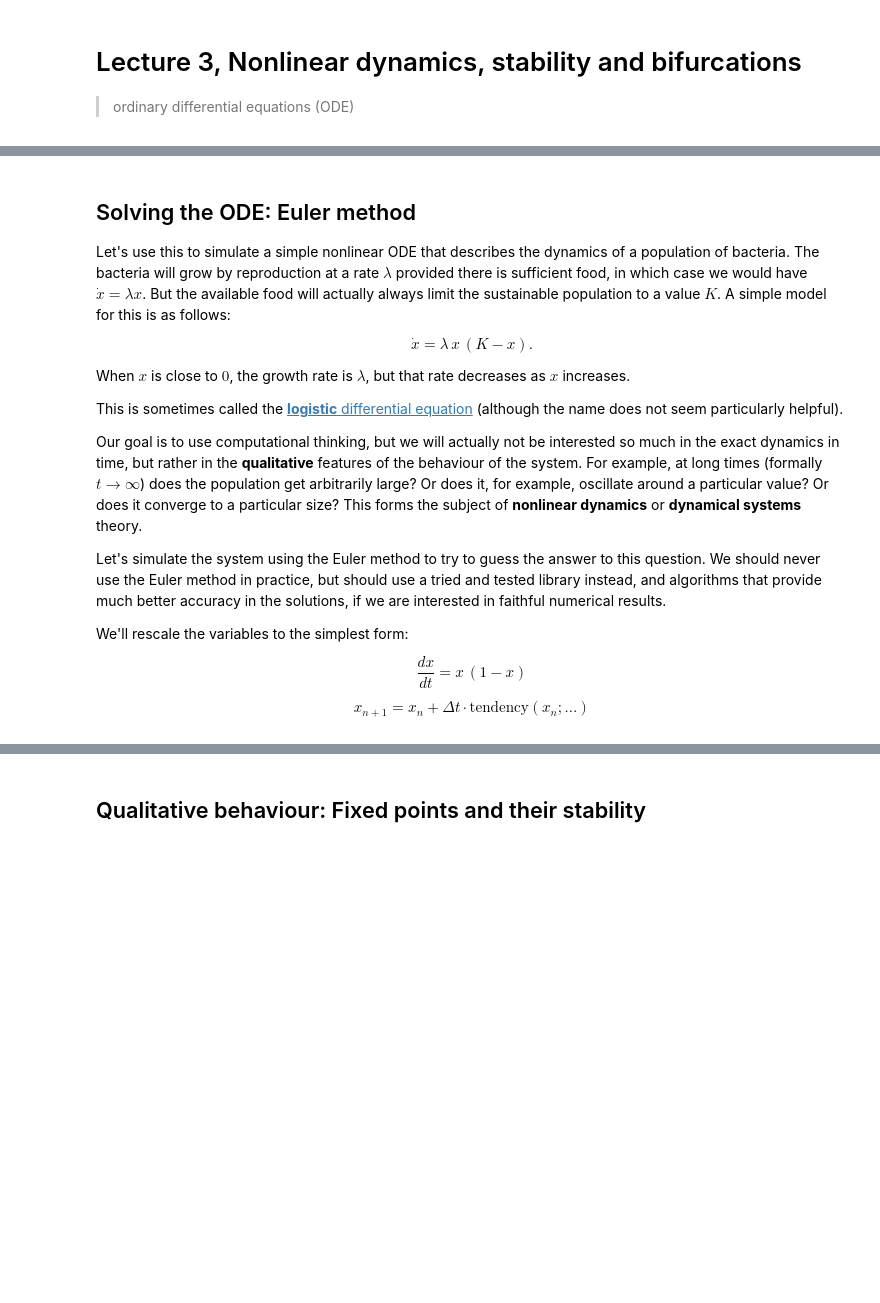
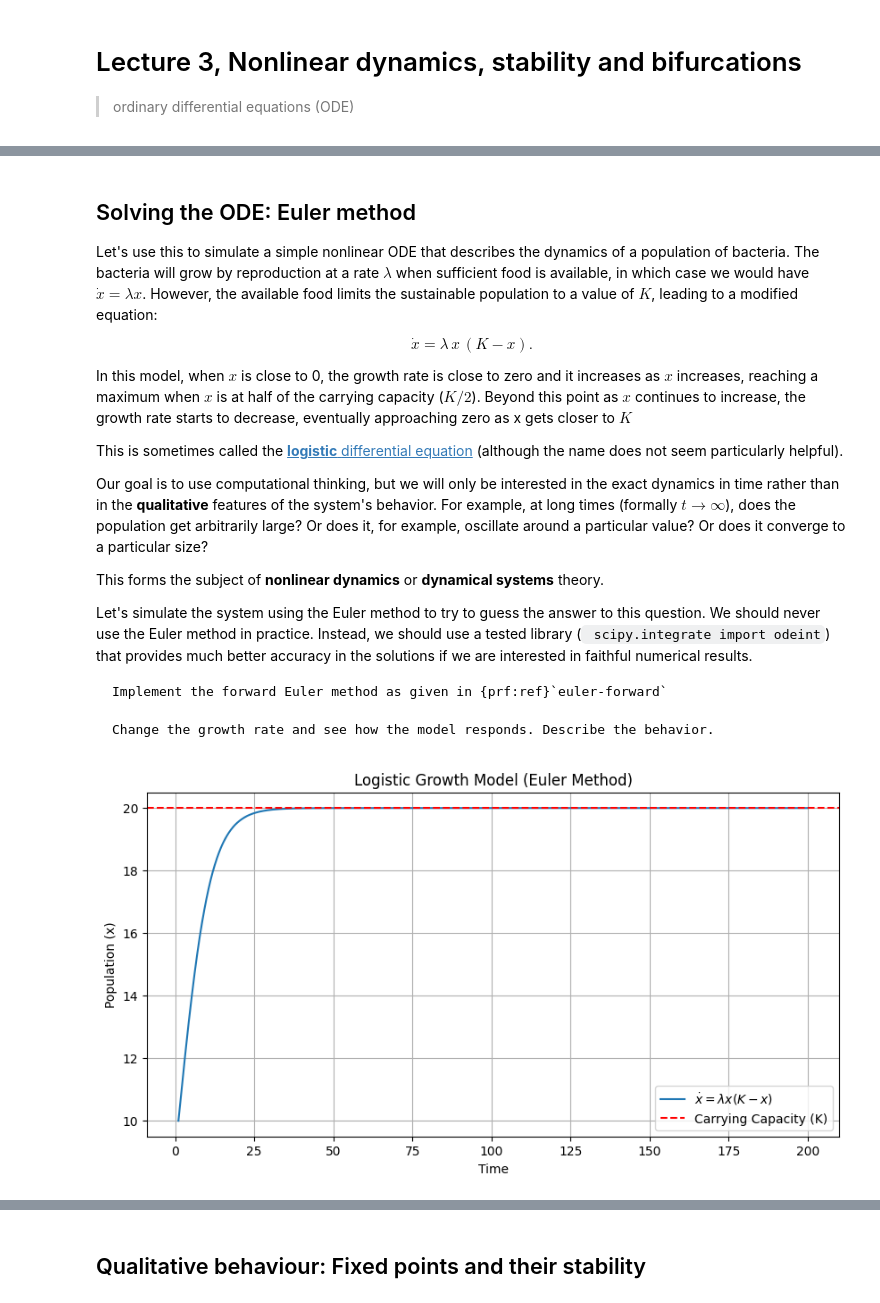
Before and after one commit to florianboergel/climateoftheocean, a Jupyter notebook: 2020-11-12-non-linear-dynamics.ipynb, the cells around one changed output, grey strips where cells are left out. Saved outputs shown, nothing was run; the diff lists cells and outputs as text; code cells hidden in the pictures; blank space fills up the shorter version.

````diff
--- a/2020-11-12-non-linear-dynamics.ipynb
+++ b/2020-11-12-non-linear-dynamics.ipynb
@@ -38,23 +39,23 @@ $$ x(t+\Delta t) \simeq x(t) + \Delta t f(x(t)) $$
 # %% [markdown]
 ## Solving the ODE: Euler method
 
-Let's use this to simulate a simple nonlinear ODE that describes the dynamics of a population of bacteria. The bacteria will grow by reproduction at a rate $\lambda$ provided there is sufficient food, in which case we would have $\dot{x} = \lambda x$. But the available food will actually always limit the sustainable population to a value $K$. A simple model for this is as follows:
+Let's use this to simulate a simple nonlinear ODE that describes the dynamics of a population of bacteria. The bacteria will grow by reproduction at a rate $\lambda$ when sufficient food is available, in which case we would have $\dot{x} = \lambda x$. However, the available food limits the sustainable population to a value of $K$, leading to a modified equation:
 
 $$\dot{x} = \lambda \, x \, (K - x).$$
 
-When $x$ is close to $0$, the growth rate is $\lambda$, but that rate decreases as $x$ increases.
+In this model, when $x$ is close to 0, the growth rate is close to zero and it increases as $x$ increases, reaching a maximum when $x$ is at half of the carrying capacity ($K/2$). Beyond this point as $x$ continues to increase, the growth rate starts to decrease, eventually approaching zero as x gets closer to $K$
 
 This is sometimes called the [**logistic** differential equation](https://en.wikipedia.org/wiki/Logistic_function#Logistic_differential_equation) (although the name does not seem particularly helpful).
 
+Our goal is to use computational thinking, but we will only be interested in the exact dynamics in time rather than in the **qualitative** features of the system's behavior. For example, at long times (formally $t \to \infty$), does the population get arbitrarily large? Or does it, for example, oscillate around a particular value? Or does it converge to a particular size?
 
-Our goal is to use computational thinking, but we will actually not be interested so much in the exact dynamics in time, but rather in the **qualitative** features of the behaviour of the system. For example, at long times (formally $t \to \infty$) does the population get arbitrarily large? Or does it, for example, oscillate around a particular value? Or does it converge to a particular size? This forms the subject of **nonlinear dynamics** or **dynamical systems** theory.
+This forms the subject of **nonlinear dynamics** or **dynamical systems** theory.
+
+Let's simulate the system using the Euler method to try to guess the answer to this question. We should never use the Euler method in practice. Instead, we should use a tested library (` scipy.integrate import odeint`) that provides much better accuracy in the solutions if we are interested in faithful numerical results.
 
 
-Let's simulate the system using the Euler method to try to guess the answer to this question. We should never use the Euler method in practice, but should use a tried and tested library instead, and algorithms that provide much better accuracy in the solutions, if we are interested in faithful numerical results.
+```{exercise}
+Implement the forward Euler method as given in {prf:ref}`euler-forward`
 
-We'll rescale the variables to the simplest form:
-
-$$ \frac{dx}{dt} = x\,(1-x) $$
-
-
-$$ x_{n+1} = x_n + \Delta t \cdot \text{tendency}(x_n; ...)$$
+Change the growth rate and see how the model responds. Describe the behavior.
+```
@@ -69,0 +62,24 @@ def logistic(x, timesteps):
+# %%
+lambda_ = 0.01  # Growth rate
+K = 20          # Carrying capacity
+x0 = 10         # Initial population
+
+t = np.linspace(1, 200, 10000)
+dt = t[1] - t[0]  # Time step
+
+x = np.zeros_like(t)
+
+x[0] = x0
+for i in range(1, len(t)):
+    x[i] = x[i-1] + dt * lambda_ * x[i-1] * (K - x[i-1])
+
+plt.figure(figsize=(10, 5))
+plt.plot(t, x, label=r'$\dot{x} = \lambda x (K - x)$')
+plt.xlabel('Time')
+plt.ylabel('Population (x)')
+plt.title('Logistic Growth Model (Euler Method)')
+plt.axhline(y=K, color='r', linestyle='--', label='Carrying Capacity (K)')
+plt.legend()
+plt.grid(True)
+# %% [output]
+[figure, added]
````
Also changed, not shown: parts of 37 cells of this notebook, 1 other file.
